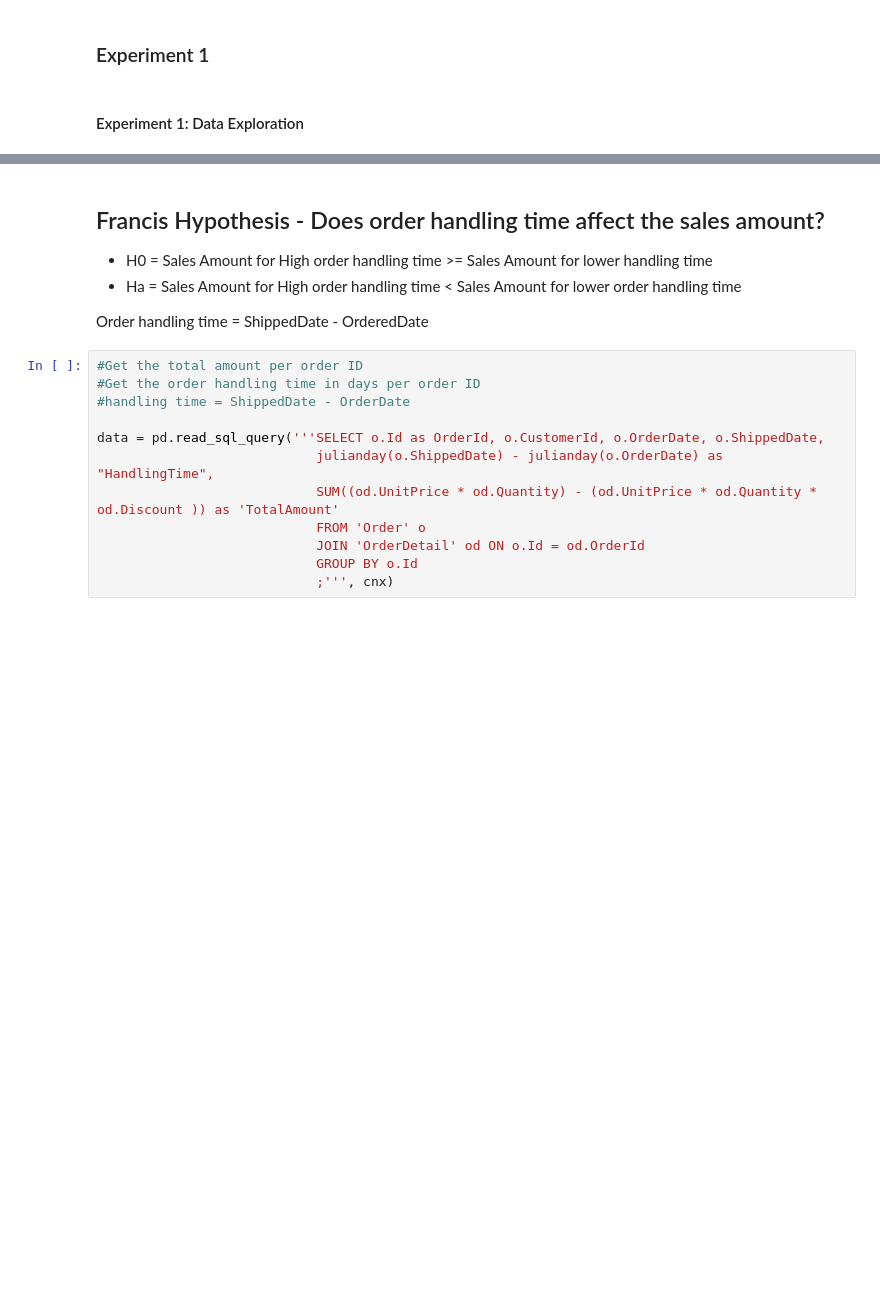
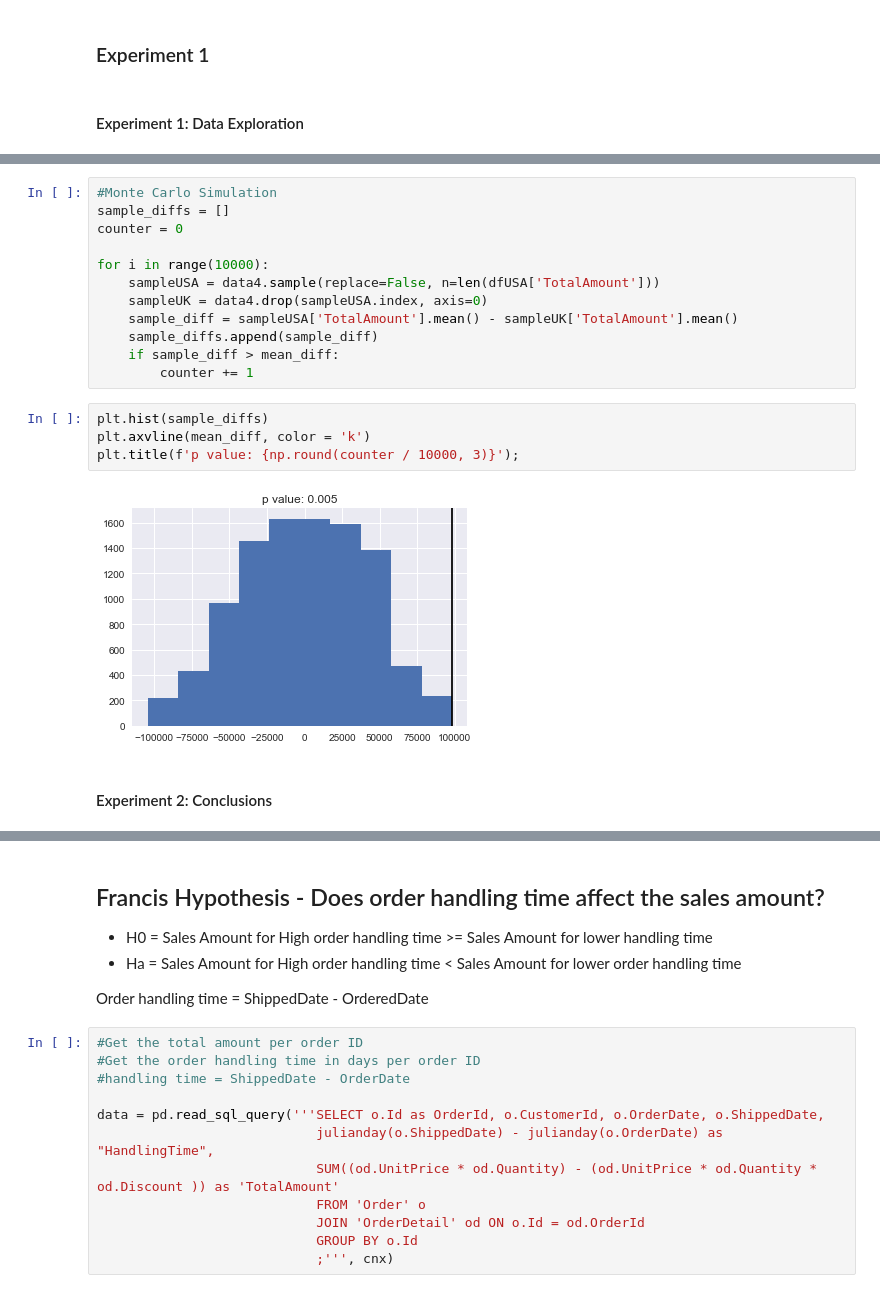
Before and after one commit to Francismorales/dsc-mod-3-project-online-ds-pt-061019, a Jupyter notebook: Project2-Northwind_Hypothesis_Testing.ipynb, the cells around one changed output, grey strips where cells are left out. Drawn from its saved outputs; the diff is of its cells as text; blank space fills up the shorter version.

```diff
--- a/Project2-Northwind_Hypothesis_Testing.ipynb
+++ b/Project2-Northwind_Hypothesis_Testing.ipynb
@@ -370,0 +428,20 @@ data4.head()
+# %%
+#Monte Carlo Simulation
+sample_diffs = []
+counter = 0
+
+for i in range(10000):
+    sampleUSA = data4.sample(replace=False, n=len(dfUSA['TotalAmount']))
+    sampleUK = data4.drop(sampleUSA.index, axis=0)
+    sample_diff = sampleUSA['TotalAmount'].mean() - sampleUK['TotalAmount'].mean()
+    sample_diffs.append(sample_diff)
+    if sample_diff > mean_diff:
+        counter += 1
+# %%
+plt.hist(sample_diffs)
+plt.axvline(mean_diff, color = 'k')
+plt.title(f'p value: {np.round(counter / 10000, 3)}');
+# %% [output]
+[figure, added]
+# %% [markdown]
+#### Experiment 2: Conclusions
```
Also changed, not shown: parts of 20 cells of this notebook.
